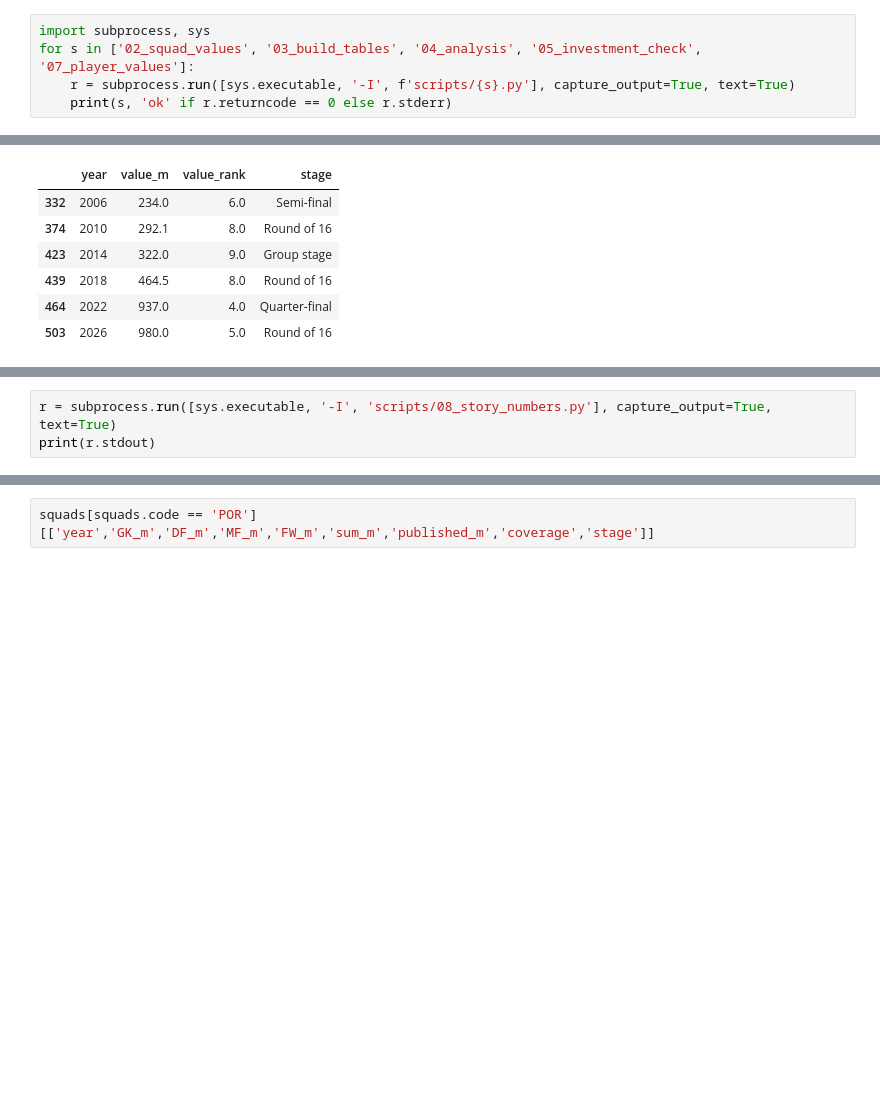
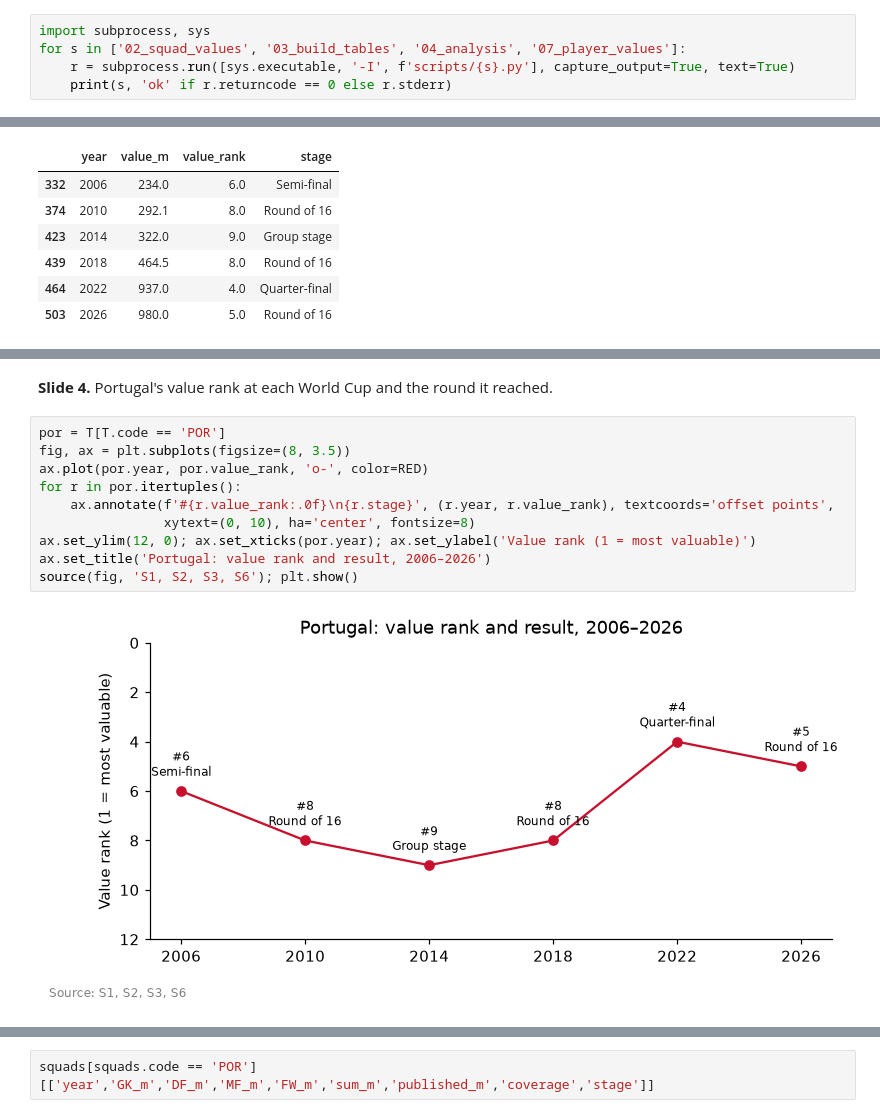
Before and after one commit to freggas/DVBA-Group-Assignment, a Jupyter notebook: price-tag/history/Team14_Analysis.ipynb, the cells around one changed output, grey strips where cells are left out. Cells and saved outputs as stored; diff of their text form; blank space fills up the shorter version.

```diff
--- a/price-tag/history/Team14_Analysis.ipynb
+++ b/price-tag/history/Team14_Analysis.ipynb
@@ -7,6 +23,6 @@ Every number on the slides comes from here. Run the cells top to bottom. Steps 1
 # %%
 import subprocess, sys
-for s in ['02_squad_values', '03_build_tables', '04_analysis', '05_investment_check', '07_player_values']:
+for s in ['02_squad_values', '03_build_tables', '04_analysis', '07_player_values']:
     r = subprocess.run([sys.executable, '-I', f'scripts/{s}.py'], capture_output=True, text=True)
     print(s, 'ok' if r.returncode == 0 else r.stderr)
 # %% [output]
@@ -39,3 +52,0 @@ teams[teams.code == 'POR'][['year','value_m','value_rank','stage']]
-# %%
-r = subprocess.run([sys.executable, '-I', 'scripts/08_story_numbers.py'], capture_output=True, text=True)
-print(r.stdout)
@@ -61,0 +202,14 @@ B. WHAT A TOP-10 SQUAD IS (2026)
+# %% [markdown]
+**Slide 4.** Portugal's value rank at each World Cup and the round it reached.
+# %%
+por = T[T.code == 'POR']
+fig, ax = plt.subplots(figsize=(8, 3.5))
+ax.plot(por.year, por.value_rank, 'o-', color=RED)
+for r in por.itertuples():
+    ax.annotate(f'#{r.value_rank:.0f}\n{r.stage}', (r.year, r.value_rank), textcoords='offset points',
+                xytext=(0, 10), ha='center', fontsize=8)
+ax.set_ylim(12, 0); ax.set_xticks(por.year); ax.set_ylabel('Value rank (1 = most valuable)')
+ax.set_title('Portugal: value rank and result, 2006–2026')
+source(fig, 'S1, S2, S3, S6'); plt.show()
+# %% [output]
+[figure, added]
```
Also changed, not shown: parts of 54 cells of this notebook, 6 other files.
